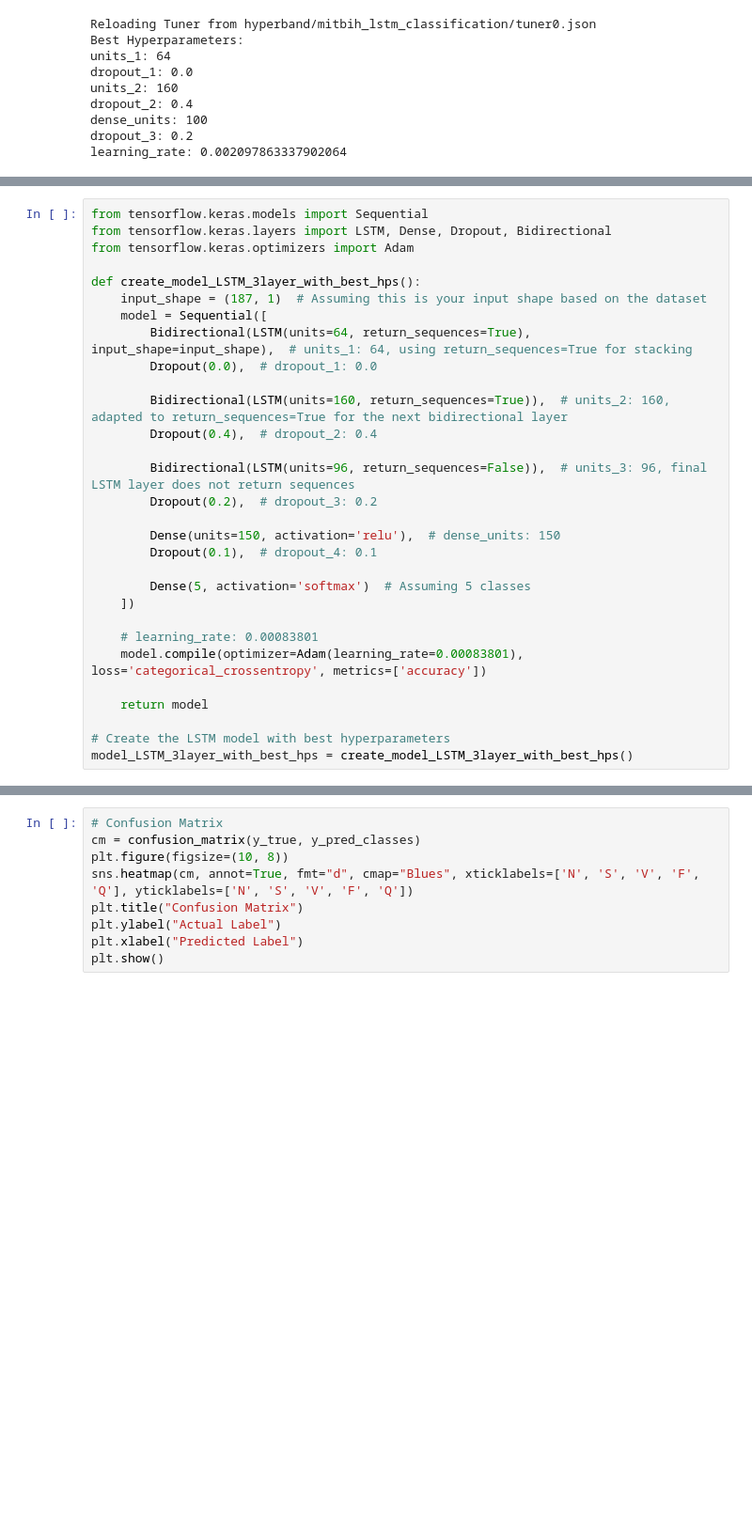
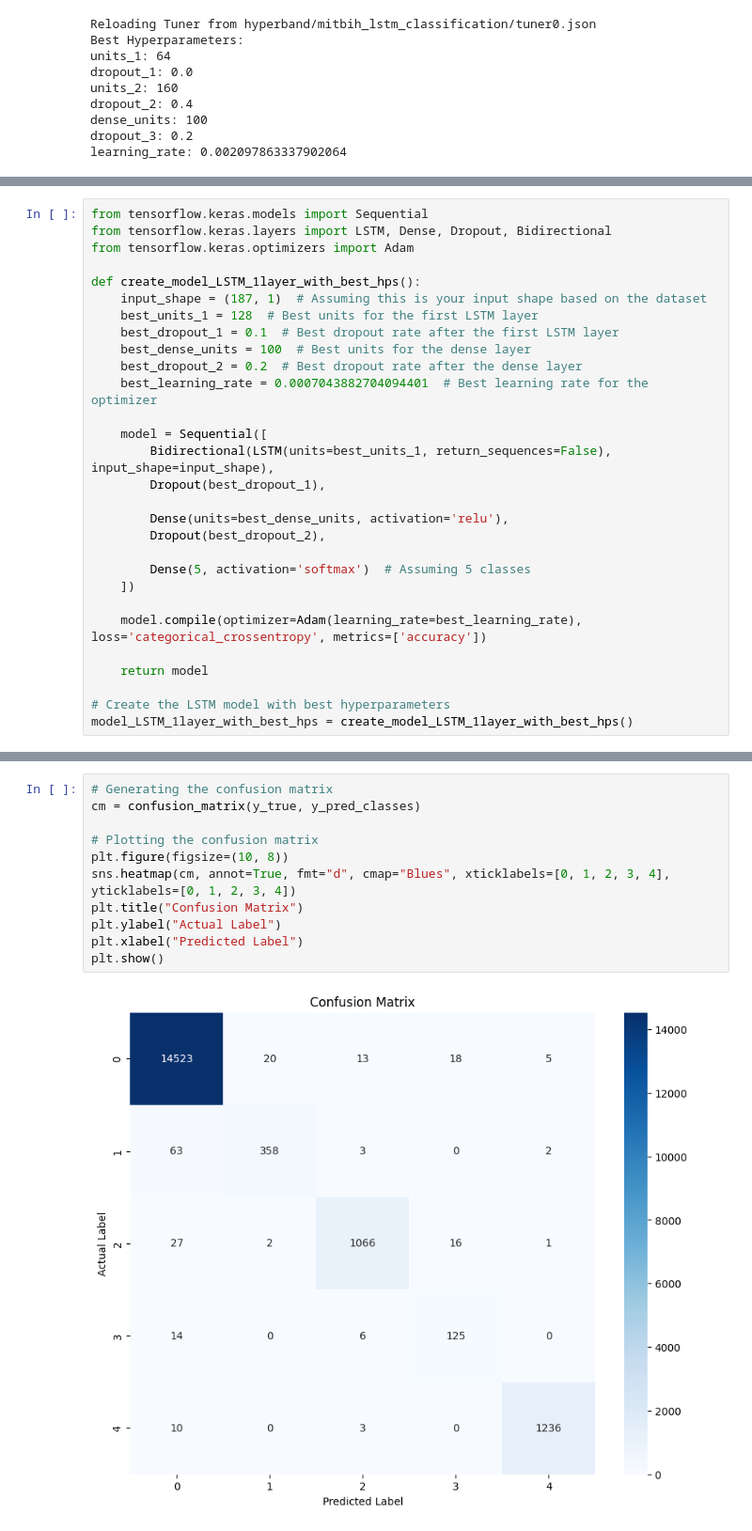
Before and after one commit to rtonetwotree/phase_5_project_ecg, a Jupyter notebook: notebooks/time_series_neural_network.ipynb, the cells around one changed output, grey strips where cells are left out. Shown: that part at 94% size. Saved outputs shown, nothing was run; the diff lists cells and outputs as text; blank space fills up the shorter version.

```diff
--- a/notebooks/time_series_neural_network.ipynb
+++ b/notebooks/time_series_neural_network.ipynb
@@ -1436,31 +615,30 @@ from tensorflow.keras.models import Sequential
 from tensorflow.keras.layers import LSTM, Dense, Dropout, Bidirectional
 from tensorflow.keras.optimizers import Adam
 
-def create_model_LSTM_3layer_with_best_hps():
+def create_model_LSTM_1layer_with_best_hps():
     input_shape = (187, 1)  # Assuming this is your input shape based on the dataset
+    best_units_1 = 128  # Best units for the first LSTM layer
+    best_dropout_1 = 0.1  # Best dropout rate after the first LSTM layer
+    best_dense_units = 100  # Best units for the dense layer
+    best_dropout_2 = 0.2  # Best dropout rate after the dense layer
+    best_learning_rate = 0.0007043882704094401  # Best learning rate for the optimizer
+
     model = Sequential([
-        Bidirectional(LSTM(units=64, return_sequences=True), input_shape=input_shape),  # units_1: 64, using return_sequences=True for stacking
-        Dropout(0.0),  # dropout_1: 0.0
+        Bidirectional(LSTM(units=best_units_1, return_sequences=False), input_shape=input_shape),
+        Dropout(best_dropout_1),
 
-        Bidirectional(LSTM(units=160, return_sequences=True)),  # units_2: 160, adapted to return_sequences=True for the next bidirectional layer
-        Dropout(0.4),  # dropout_2: 0.4
-
-        Bidirectional(LSTM(units=96, return_sequences=False)),  # units_3: 96, final LSTM layer does not return sequences
-        Dropout(0.2),  # dropout_3: 0.2
-
-        Dense(units=150, activation='relu'),  # dense_units: 150
-        Dropout(0.1),  # dropout_4: 0.1
+        Dense(units=best_dense_units, activation='relu'),
+        Dropout(best_dropout_2),
 
         Dense(5, activation='softmax')  # Assuming 5 classes
     ])
 
-    # learning_rate: 0.00083801
-    model.compile(optimizer=Adam(learning_rate=0.00083801), loss='categorical_crossentropy', metrics=['accuracy'])
+    model.compile(optimizer=Adam(learning_rate=best_learning_rate), loss='categorical_crossentropy', metrics=['accuracy'])
 
     return model
 
 # Create the LSTM model with best hyperparameters
-model_LSTM_3layer_with_best_hps = create_model_LSTM_3layer_with_best_hps()
+model_LSTM_1layer_with_best_hps = create_model_LSTM_1layer_with_best_hps()
 # %%
 import numpy as np
 from tensorflow.keras.utils import to_categorical
@@ -1531,9 +727,13 @@ Epoch 3/100
 # %%
-# Confusion Matrix
+# Generating the confusion matrix
 cm = confusion_matrix(y_true, y_pred_classes)
+
+# Plotting the confusion matrix
 plt.figure(figsize=(10, 8))
-sns.heatmap(cm, annot=True, fmt="d", cmap="Blues", xticklabels=['N', 'S', 'V', 'F', 'Q'], yticklabels=['N', 'S', 'V', 'F', 'Q'])
+sns.heatmap(cm, annot=True, fmt="d", cmap="Blues", xticklabels=[0, 1, 2, 3, 4], yticklabels=[0, 1, 2, 3, 4])
 plt.title("Confusion Matrix")
 plt.ylabel("Actual Label")
 plt.xlabel("Predicted Label")
 plt.show()
+# %% [output]
+[figure, added]
```
Also changed, not shown: parts of 35 cells of this notebook.
